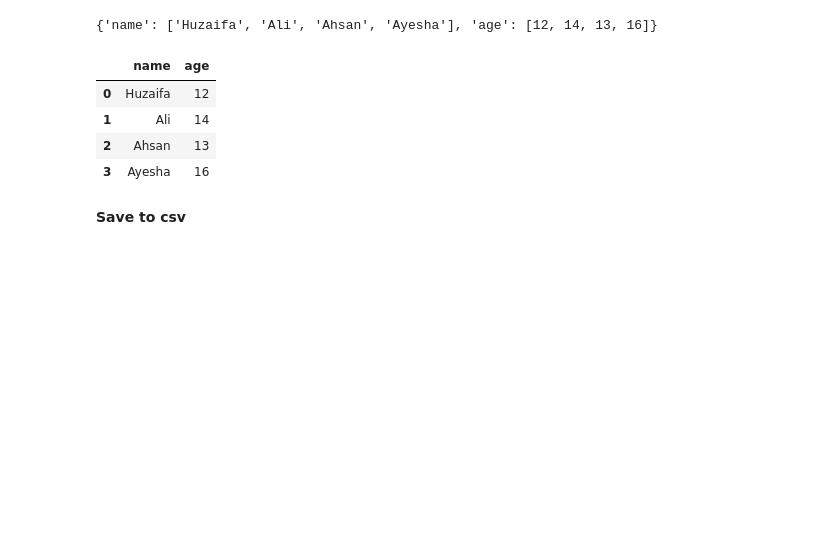
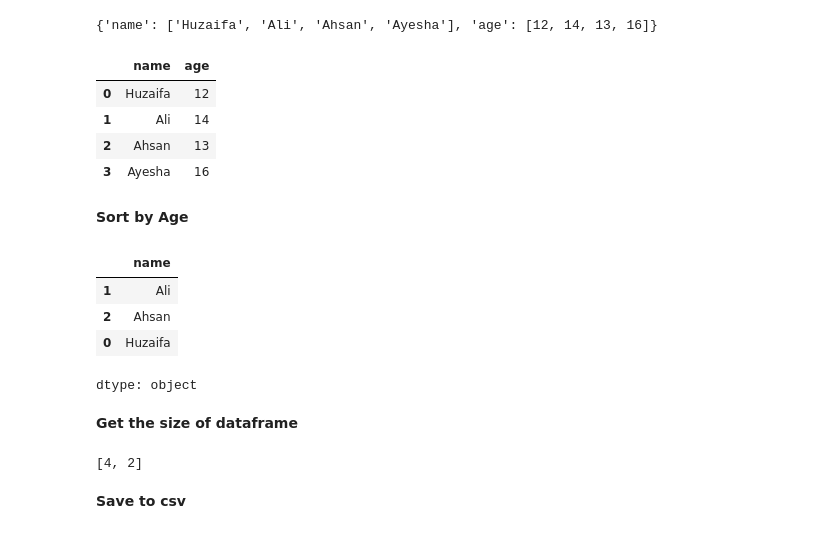
Before and after one commit to AyeshaMalikAyesha/DataEngineering, a Jupyter notebook: Pandas.ipynb, the cells around one changed output. Saved outputs shown, nothing was run; the diff lists cells and outputs as text; code cells hidden in the pictures; blank space fills up the shorter version.

```diff
--- a/Pandas.ipynb
+++ b/Pandas.ipynb
@@ -35,6 +35,23 @@ df
 | 1 | Ali | 14 |
 | 2 | Ahsan | 13 |
 | 3 | Ayesha | 16 |
+# %% [markdown]
+**Sort by Age**
+# %%
+df[df['age']<15].sort_values(by=['age'],ascending=False)['name']
+# %% [output]
+|  | name |
+| 1 | Ali |
+| 2 | Ahsan |
+| 0 | Huzaifa |
+dtype: object
+# %% [markdown]
+**Get the size of dataframe**
+# %%
+[r,c]=df.shape
+[r,c]
+# %% [output]
+[4, 2]
 # %% [markdown]
 **Save to csv**
 # %%
```
